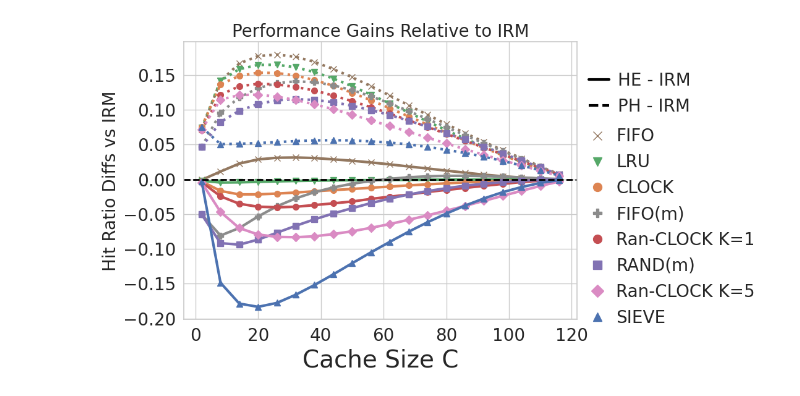
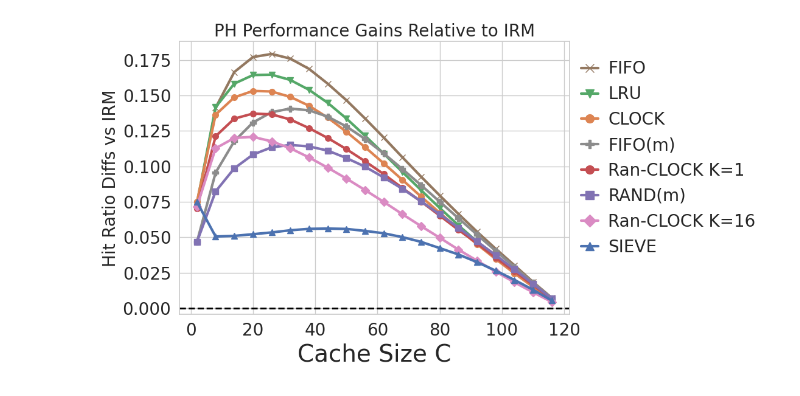
Before and after one commit to Effygal/cache-modeling, a Jupyter notebook: mrc-analysis2.ipynb, the cells around one changed output. Cells and saved outputs as stored; diff of their text form; code cells hidden in the pictures.

```diff
--- a/mrc-analysis2.ipynb
+++ b/mrc-analysis2.ipynb
@@ -290,21 +285,21 @@ Ran-CLOCK K=5: 0.6307510200000002
 SIEVE: 0.621065105
 # %%
-cph1, hr_ph_ran_clock1 = sim_ran_clock(ph2, cnt=1)
-cph5, hr_ph_ran_clock5 = sim_ran_clock(ph2, cnt=5)
-cl_ph, hr_ph_fifo_m = sim_fifo_m(ph2)
-cr_ph, hr_ph_rand_m = sim_rand_m(ph2)
-cc_ph, hr_ph_clock = sim_clock(ph2)
-cs_ph, hr_ph_sieve = sim_sieve(ph2)
-cl_ph, hr_ph_lru = sim_lru(ph2)
-cf_ph, hr_ph_fifo = sim_fifo(ph2)
+# cph1, hr_ph_ran_clock1 = sim_ran_clock(ph2, cnt=1)
+# cph16, hr_ph_ran_clock16 = sim_ran_clock(ph2, cnt=16)
+# cl_ph, hr_ph_fifo_m = sim_fifo_m(ph2)
+# cr_ph, hr_ph_rand_m = sim_rand_m(ph2)
+# cc_ph, hr_ph_clock = sim_clock(ph2)
+# cs_ph, hr_ph_sieve = sim_sieve(ph2)
+# cl_ph, hr_ph_lru = sim_lru(ph2)
+# cf_ph, hr_ph_fifo = sim_fifo(ph2)
 
 plt.figure(figsize=(8,6))
 ax = plt.gca()
 ax.tick_params(axis='both', labelsize=20)
 plt.plot(cc_ph, hr_ph_clock, color=palette[1], marker='o', label='CLOCK')
 plt.plot(cl_ph, hr_ph_lru, color=palette[2], marker='v', label='LRU')
+plt.plot(cph16, hr_ph_ran_clock16, color=palette[6], marker='D', label='Ran-CLOCK K=16')
 plt.plot(cl_ph, hr_ph_fifo_m, color=palette[7], marker='P', label='FIFO(m) m=[0.5C,0.5C]')
-plt.plot(cph5, hr_ph_ran_clock5, color=palette[6], marker='D', label='Ran-CLOCK K=5')
 plt.plot(cs_ph, hr_ph_sieve, color=palette[0], marker='^', label='SIEVE')
 plt.plot(cr_ph, hr_ph_rand_m, color=palette[4], marker='s', label='RAND(m) m=[0.5C,0.5C]')
 plt.plot(cph1, hr_ph_ran_clock1, color=palette[3], marker='o', label='Ran-CLOCK K=1')
@@ -322,7 +317,7 @@ avgs2 = [('SIEVE', np.mean(np.array(hr_ph_sieve))),
          ('CLOCK', np.mean(np.array(hr_ph_clock))),
          ('LRU', np.mean(np.array(hr_ph_lru))),
          ('Ran-CLOCK K=1', np.mean(np.array(hr_ph_ran_clock1))),
-         ('Ran-CLOCK K=5', np.mean(np.array(hr_ph_ran_clock5))),
+         ('Ran-CLOCK K=16', np.mean(np.array(hr_ph_ran_clock16))),
          ('RAND(m) m=[0.5C,0.5C]', np.mean(np.array(hr_ph_rand_m))),
          ('FIFO(m) m=[0.5C,0.5C]', np.mean(np.array(hr_ph_fifo_m))),
          ('FIFO', np.mean(np.array(hr_ph_fifo)))]
@@ -346,55 +343,58 @@ assert cph1.all() == cph5.all() == cl_ph.all() == cr_ph.all() == cc_ph.all() ==
 # %%
-policies = ["FIFO", "LRU", "CLOCK", "FIFO(m)", "Ran-CLOCK K=1", "RAND(m)", "Ran-CLOCK K=5", "SIEVE"]
-irm_hr = [hr_fifo, hr_lru, hr_clock, hr_fifo_m, hr_ran_clock1, hr_rand_m, hr_ran_clock5, hr_sieve]
-he_hr  = [hr_he_fifo, hr_he_lru, hr_he_clock, hr_he_fifo_m, hr_he_ran_clock1, hr_he_rand_m, hr_he_ran_clock5, hr_he_sieve]
-ph_hr  = [hr_ph_fifo, hr_ph_lru, hr_ph_clock, hr_ph_fifo_m, hr_ph_ran_clock1, hr_ph_rand_m, hr_ph_ran_clock5, hr_ph_sieve]
+policies = ["FIFO", "LRU", "CLOCK", "FIFO(m)", "Ran-CLOCK K=1", "RAND(m)", "Ran-CLOCK K=16", "SIEVE"]
+irm_hr = [hr_fifo, hr_lru, hr_clock, hr_fifo_m, hr_ran_clock1, hr_rand_m, hr_ran_clock16, hr_sieve]
+# he_hr  = [hr_he_fifo, hr_he_lru, hr_he_clock, hr_he_fifo_m, hr_he_ran_clock1, hr_he_rand_m, hr_he_ran_clock16, hr_he_sieve]
+ph_hr  = [hr_ph_fifo, hr_ph_lru, hr_ph_clock, hr_ph_fifo_m, hr_ph_ran_clock1, hr_ph_rand_m, hr_ph_ran_clock16, hr_ph_sieve]
 colors = [palette[5], palette[2], palette[1], palette[7], palette[3], palette[4], palette[6], palette[0]]
 markers = ['x', 'v', 'o', 'P', 'o', 's', 'D', '^']
-linestyles = {'HE - IRM': '-', 'PH - IRM': ':'}
+# linestyles = {'HE - IRM': '-', 'PH - IRM': ':'}
+linestyles = {'PH - IRM': '-'}
 
 c = cph1
 rows = []
-for name, irm, he, ph in zip(policies, irm_hr, he_hr, ph_hr):
+# for name, irm, he, ph in zip(policies, irm_hr, he_hr, ph_hr):
+for name, irm, ph in zip(policies, irm_hr, ph_hr):
     irm = np.array(irm)
-    he  = np.array(he)
+    # he  = np.array(he)
     ph  = np.array(ph)
-    deltas = [("HE - IRM", he - irm), ("PH - IRM", ph - irm)]
+    # deltas = [("HE - IRM", he - irm), ("PH - IRM", ph - irm)]
+    deltas = [("PH - IRM", ph - irm)]
     for workload, delta in deltas:
         for C, d in zip(c, delta):
             rows.append({"C": C, "policy": name, "delta_hr": d, "workload": workload})
 
 df_delta = pd.DataFrame(rows)
 fig, ax = plt.subplots(figsize=(10,6))
 ax.tick_params(axis='both', labelsize=20)
 policy_handles, policy_labels = [], []
 for name, color, marker in zip(policies, colors, markers):
     sub = df_delta[df_delta["policy"] == name]
     for workload, linestyle in linestyles.items():
         data = sub[sub["workload"] == workload]
         ax.plot(data["C"], data["delta_hr"], marker=marker, label=None, color=color, linestyle=linestyle, lw=3, markersize=7)
-    policy_handles.append(Line2D([], [], color=color, marker=marker, linestyle="None", linewidth=0, markersize=10))
+    policy_handles.append(Line2D([], [], color=color, marker=marker, linestyle="-", linewidth=3, markersize=10))
     policy_labels.append(name)
 
 style_handles = [
     Line2D([], [], color='black', linestyle='-', linewidth=3),
-    Line2D([], [], color='black', linestyle='--', linewidth=3),
+    # Line2D([], [], color='black', linestyle='--', linewidth=3),
 ]
-style_labels = ['HE - IRM', 'PH - IRM']
+# style_labels = ['HE - IRM', 'PH - IRM']
 
-fig.legend(policy_handles, policy_labels, loc='center left', bbox_to_anchor=(0.78, 0.42), ncol=1,
+fig.legend(policy_handles, policy_labels, loc='center left', bbox_to_anchor=(0.78, 0.60), ncol=1,
           fontsize=20, frameon=False, handlelength=1.0, handletextpad=0.6, columnspacing=0.8)
-fig.legend(style_handles, style_labels, loc='upper left', bbox_to_anchor=(0.78, 0.88), ncol=1,
-          fontsize=20, frameon=False, handlelength=1.2, handletextpad=0.5, columnspacing=1.0)
+# fig.legend(style_handles, style_labels, loc='upper left', bbox_to_anchor=(0.78, 0.88), ncol=1,
+        #   fontsize=20, frameon=False, handlelength=1.2, handletextpad=0.5, columnspacing=1.0)
 ax.axhline(0, color='black', linewidth=2, linestyle='--')
 ax.set_xlabel("Cache Size C", fontsize=28)
 ax.set_ylabel("Hit Ratio Diffs vs IRM", fontsize=20)
-ax.set_title("Performance Gains Relative to IRM", fontsize=20)
+ax.set_title("PH Performance Gains Relative to IRM", fontsize=20)
 ax.grid(True)
 fig.tight_layout(rect=[0, 0, 0.82, 1])
 fig.savefig('mrcs_delta.pdf', bbox_inches='tight', format='pdf')
 plt.show()
 # %% [output]
-[figure, old version]
+[figure, new version]
 # %%
 avgs3 = [('SIEVE', np.mean(np.array(hr_ph_sieve) - np.array(hr_sieve))),
          ('CLOCK', np.mean(np.array(hr_ph_clock) - np.array(hr_clock))),
```
Also changed, not shown: parts of 11 cells of this notebook.
